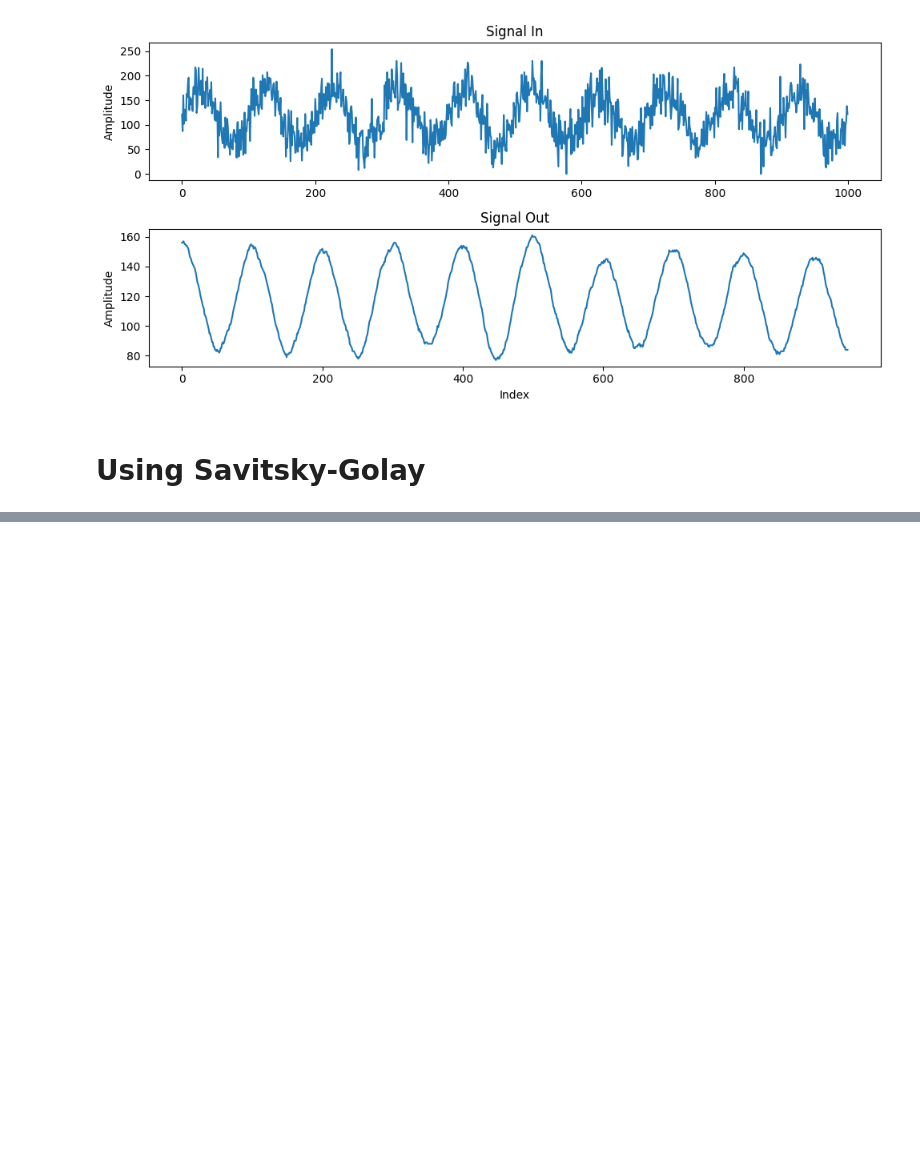
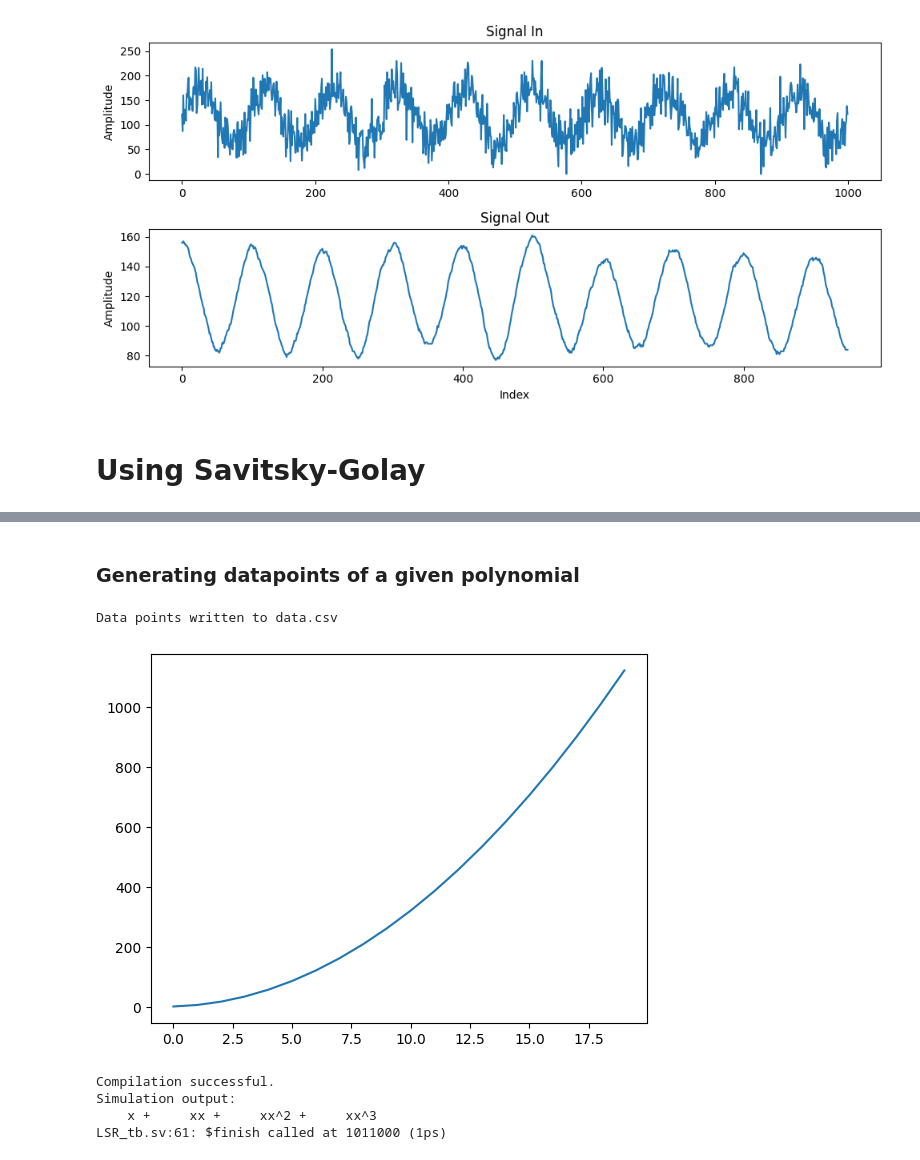
Before and after one commit to murrayinglis/YODA, a Jupyter notebook: smoothing_filter.ipynb, the cells around one changed output, grey strips where cells are left out. Cells and saved outputs as stored; diff of their text form; code cells hidden in the pictures; blank space fills up the shorter version.

Commit message:
gradient descent verilog

```diff
--- a/smoothing_filter.ipynb
+++ b/smoothing_filter.ipynb
@@ -189,0 +172,45 @@ Computed Coefficients: [-7.69017810e-08 -3.41785694e-08 -2.74073433e-09  1.91479
+# %% [markdown]
+### Generating datapoints of a given polynomial
+# %%
+# Define the polynomial function
+def polynomial(x):
+    return 1 + 2*x + 3*x**2
+
+# Generate points
+data_points = []
+for x in range(0,20):  # Generating points from 0 to 500
+    y = polynomial(x)
+    data_points.append(y)
+
+# Write points to CSV file
+np.savetxt('data.csv', data_points, fmt='%d', delimiter='\n')
+
+print("Data points written to data.csv")
+plt.plot(data_points)
+plt.show()
+# %% [output]
+Data points written to data.csv
+[figure, added]
+# %%
+# Compile Verilog files
+compile_process = subprocess.run(["iverilog", "-g", "2012", "-o", "l", "LSR.sv", "LSR_tb.sv"], capture_output=True, text=True)
+
+# Check if compilation was successful
+if compile_process.returncode == 0:
+    print("Compilation successful.")
+else:
+    print("Compilation failed.")
+    print(compile_process.stderr)  # Print any error message from the compilation process
+
+# Run the compiled file
+if compile_process.returncode == 0:
+    run_process = subprocess.run(["vvp", "l"], capture_output=True, text=True)
+
+    # Print the output of the simulation
+    print("Simulation output:")
+    print(run_process.stdout)
+# %% [output]
+Compilation successful.
+Simulation output:
+    x +     xx +     xx^2 +     xx^3
+LSR_tb.sv:61: $finish called at 1011000 (1ps)
```
Also changed, not shown: parts of 5 cells of this notebook, 8 other files.
